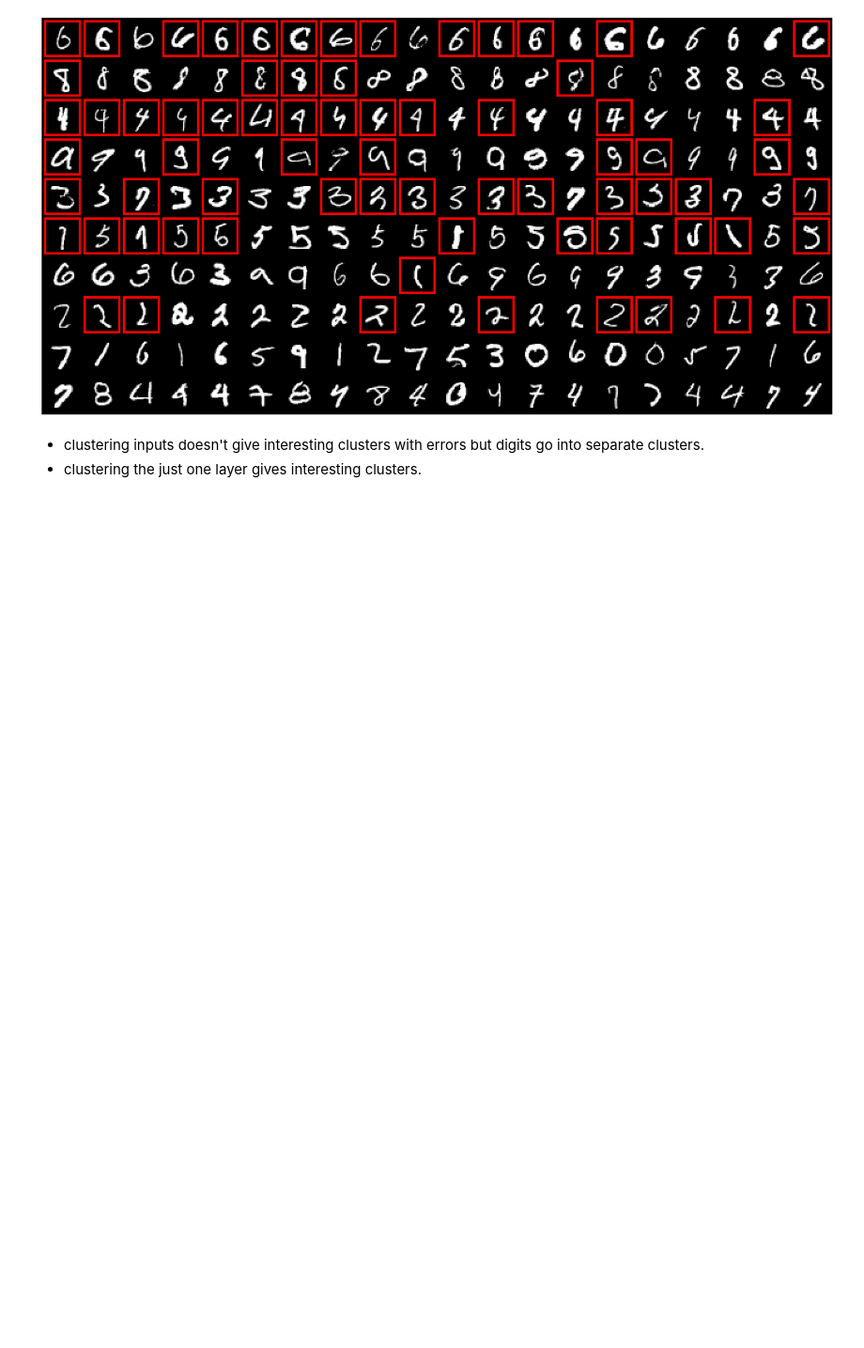
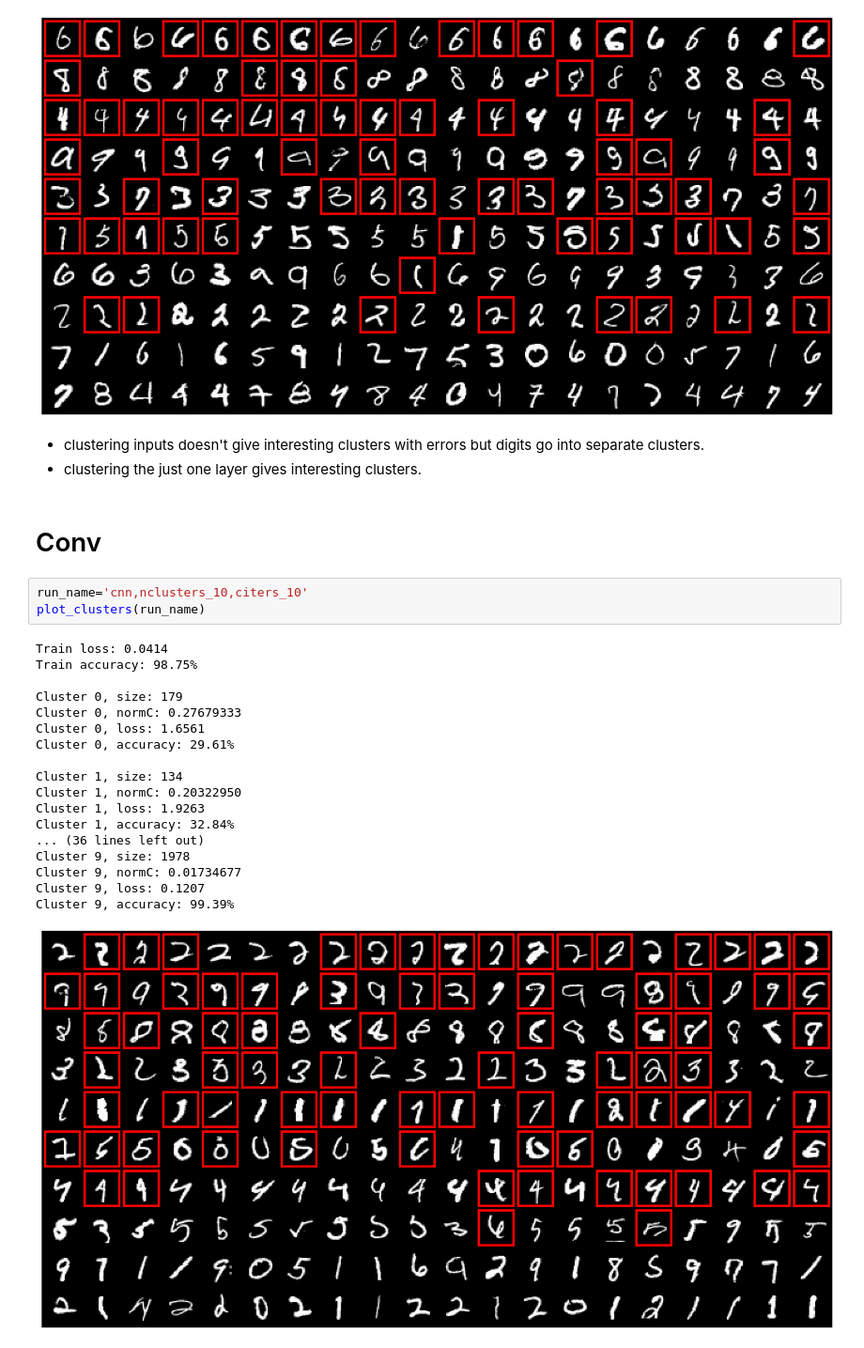
Before and after one commit to fartashf/gvar_code, a Jupyter notebook: notebooks/figures_gluster.ipynb, the cells around one changed output. Shown at 94% size. Saved outputs shown, nothing was run; the diff lists cells and outputs as text; blank space fills up the shorter version.

Commit message:
GlusterConv works. 1 bug to be fixed about dist to centers. then run all tests. then move on to sampling.

```diff
--- a/notebooks/figures_gluster.ipynb
+++ b/notebooks/figures_gluster.ipynb
@@ -322,3 +305,27 @@ Cluster 9, accuracy: 98.33%
 # %% [markdown]
 * clustering inputs doesn't give interesting clusters with errors but digits go into separate clusters.
 * clustering the just one layer gives interesting clusters.
+# %% [markdown]
+# Conv
+# %%
+run_name='cnn,nclusters_10,citers_10'
+plot_clusters(run_name)
+# %% [output]
+Train loss: 0.0414
+Train accuracy: 98.75%
+
+Cluster 0, size: 179
+Cluster 0, normC: 0.27679333
+Cluster 0, loss: 1.6561
+Cluster 0, accuracy: 29.61%
+
+Cluster 1, size: 134
+Cluster 1, normC: 0.20322950
+Cluster 1, loss: 1.9263
+Cluster 1, accuracy: 32.84%
+... (36 lines left out)
+Cluster 9, size: 1978
+Cluster 9, normC: 0.01734677
+Cluster 9, loss: 0.1207
+Cluster 9, accuracy: 99.39%
+[figure, added]
```
Also changed, not shown: parts of 17 cells of this notebook, 2 other files.
